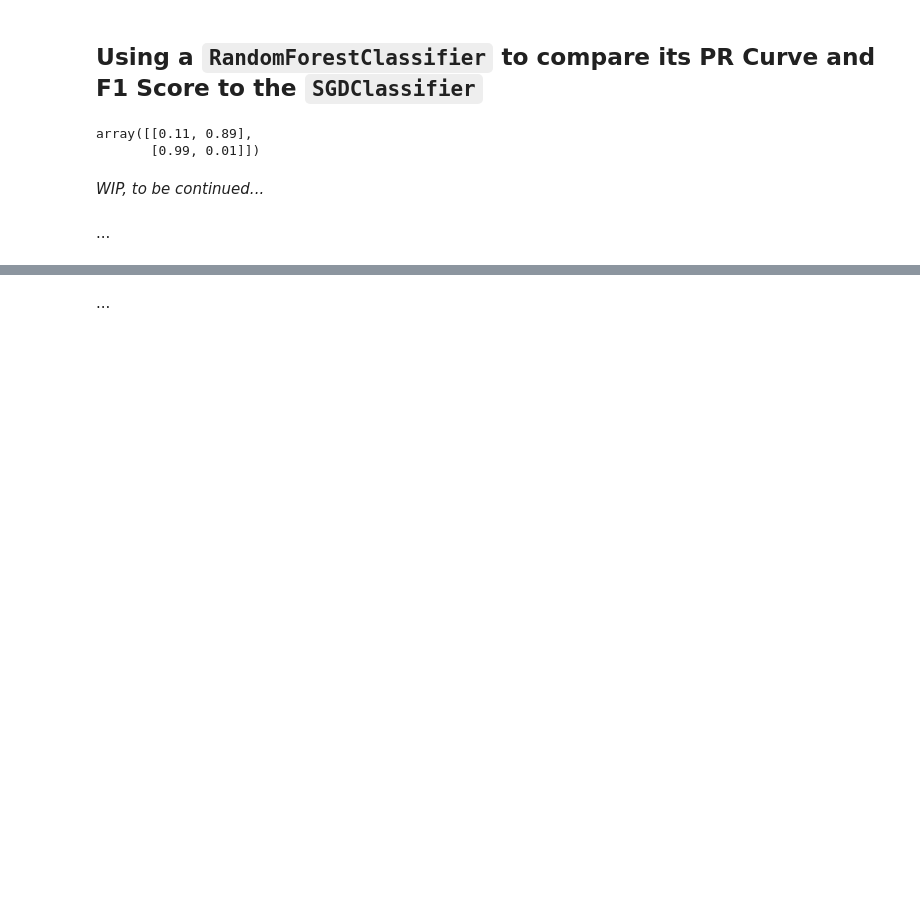
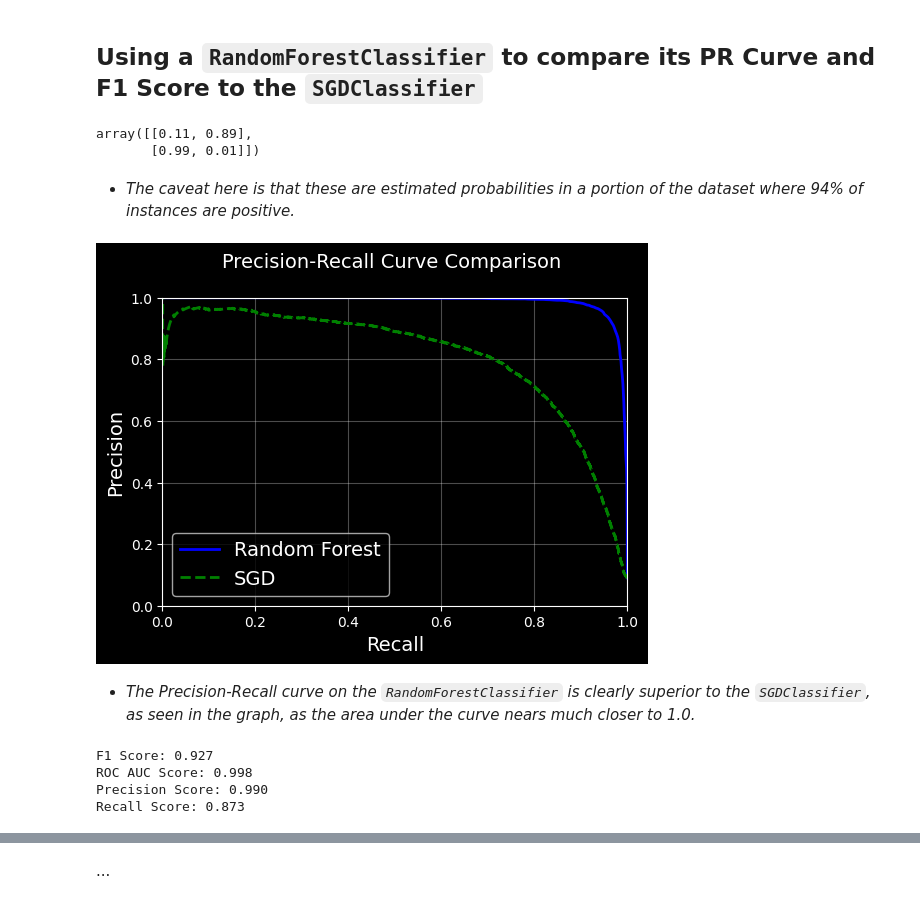
Before and after one commit to aaronhowellai/machine-learning-projects, a Jupyter notebook: 1_Week_Handwritten_Digits_Classification,_MNIST_Dataset,_ML,_Sklearn.ipynb, the cells around one changed output, grey strips where cells are left out. Saved outputs shown, nothing was run; the diff lists cells and outputs as text; code cells hidden in the pictures; blank space fills up the shorter version.

```diff
--- a/1_Week_Handwritten_Digits_Classification,_MNIST_Dataset,_ML,_Sklearn.ipynb
+++ b/1_Week_Handwritten_Digits_Classification,_MNIST_Dataset,_ML,_Sklearn.ipynb
@@ -586,7 +586,42 @@ y_probas_forest[:2]
 # %% [output]
 array([[0.11, 0.89],
        [0.99, 0.01]])
-# %% [markdown]
-*WIP, to be continued...*
-# %% [markdown]
-...
+# %% [markdown]
+* *The caveat here is that these are estimated probabilities in a portion of the dataset where 94% of instances are positive.*
+# %%
+# precision x recall curve function with positive class
+y_scores_forest = y_probas_forest[:, 1]
+precisions_forest, recalls_forest, thresholds_forest = precision_recall_curve(
+    y_train_5, y_scores_forest
+)
+
+# plot the pr curve
+plt.figure(figsize=(6,4))
+plt.plot(recalls_forest, precisions_forest, "b-", linewidth=2,
+         label="Random Forest")
+plt.plot(recalls, precisions, "g--", linewidth=2, label="SGD")
+
+plt.xlim([0.0,1.0])
+plt.ylim([0.0,1.0])
+plt.ylabel("Precision")
+plt.xlabel("Recall")
+plt.grid(alpha=.3)
+plt.legend(loc="lower left")
+plt.title("Precision-Recall Curve Comparison \n")
+plt.show()
+# %% [output]
+[figure, added]
+# %% [markdown]
+* *The Precision-Recall curve on the `RandomForestClassifier` is clearly superior to the `SGDClassifier`, as seen in the graph, as the area under the curve nears much closer to 1.0.*
+# %%
+# measuring the performance of the random forest classifier numerically
+y_train_pred_forest = y_probas_forest[:,1] >= 0.5 # positive probability more than or equal to 50%
+print(f"F1 Score: {f1_score(y_train_5, y_train_pred_forest):.3f}")
+print(f"ROC AUC Score: {roc_auc_score(y_train_5, y_scores_forest):.3f}")
+print(f"Precision Score: {precision_score(y_train_5, y_train_pred_forest):.3f}")
+print(f"Recall Score: {recall_score(y_train_5, y_train_pred_forest):.3f}")
+# %% [output]
+F1 Score: 0.927
+ROC AUC Score: 0.998
+Precision Score: 0.990
+Recall Score: 0.873
```
Also changed, not shown: parts of 5 cells of this notebook.
